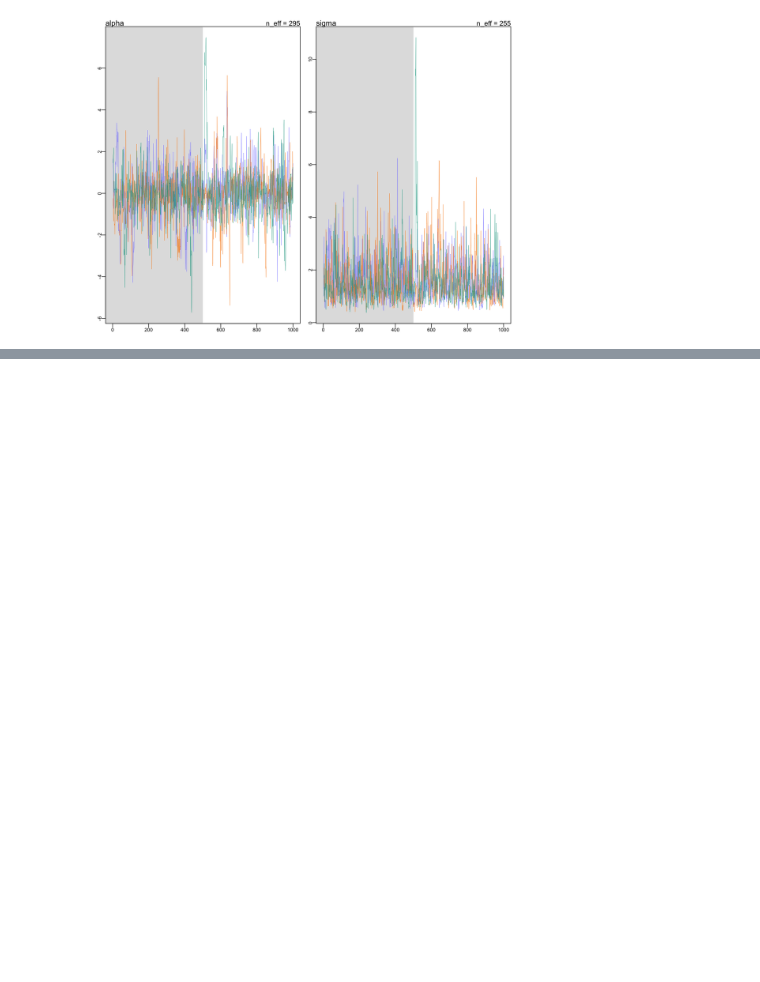
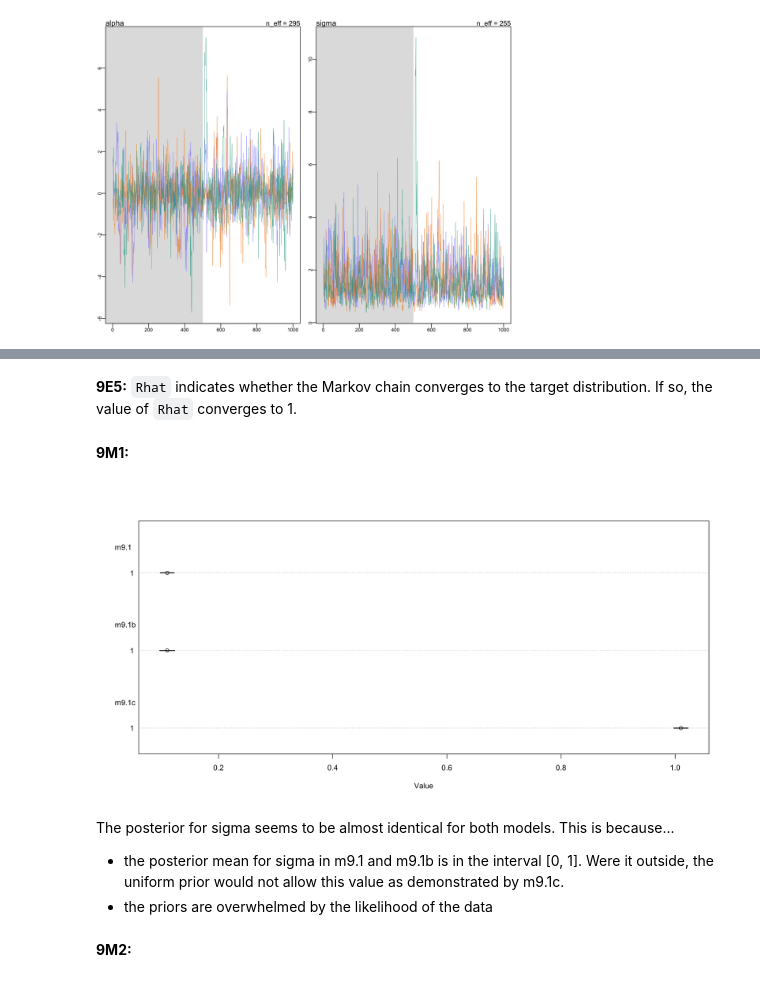
Before and after one commit to maxthemillion/statistical-rethinking, a Jupyter notebook: Chapter 9/c9_recap.ipynb, the cells around one changed output, grey strips where cells are left out. Cells and saved outputs as stored; diff of their text form; code cells hidden in the pictures; blank space fills up the shorter version.

```diff
--- a/Chapter 9/c9_recap.ipynb
+++ b/Chapter 9/c9_recap.ipynb
@@ -231,0 +271,34 @@ traceplot(m9.3)
+# %% [markdown]
+**9E5:** `Rhat` indicates whether the Markov chain converges to the target distribution. If so, the value of `Rhat` converges to 1.
+# %% [markdown]
+**9M1:**
+# %%
+m9.1b <- ulam(
+    alist(
+        log_gdp_std ~ dnorm(mu, sigma),
+        mu <- a[cid] + b[cid] * (rugged_std - 0.215),
+        a[cid] ~ dnorm(1, 0.1),
+        b[cid] ~ dnorm(0, 0.3),
+        sigma ~ dunif(0,1)
+    ), data=dat_slim, chains=4, cores=4
+)
+# %%
+m9.1c <- ulam(
+    alist(
+        log_gdp_std ~ dnorm(mu, sigma),
+        mu <- a[cid] + b[cid] * (rugged_std - 0.215),
+        a[cid] ~ dnorm(1, 0.1),
+        b[cid] ~ dnorm(0, 0.3),
+        sigma ~ dunif(1,2)
+    ), data=dat_slim, chains=4, cores=4
+)
+# %%
+plot(coeftab(m9.1, m9.1b, m9.1c), pars=c('sigma'))
+# %% [output]
+[figure, added]
+# %% [markdown]
+The posterior for sigma seems to be almost identical for both models. This is because...
+* the posterior mean for sigma in m9.1 and m9.1b is in the interval [0, 1]. Were it outside, the uniform prior would not allow this value as demonstrated by m9.1c.
+* the priors are overwhelmed by the likelihood of the data
+# %% [markdown]
+**9M2:**
```
Also changed, not shown: parts of 18 cells of this notebook, 2 other files.
